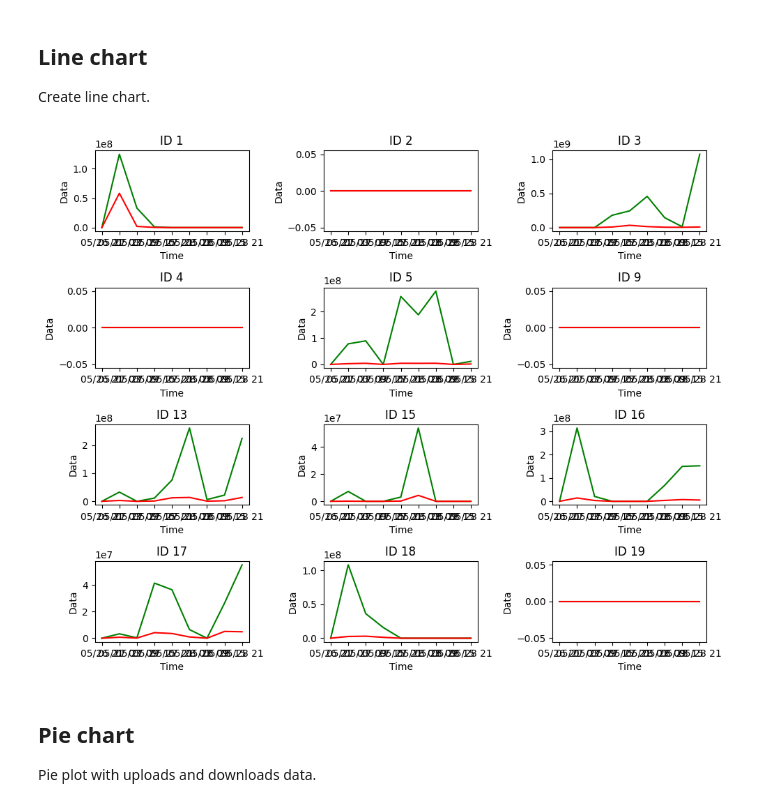
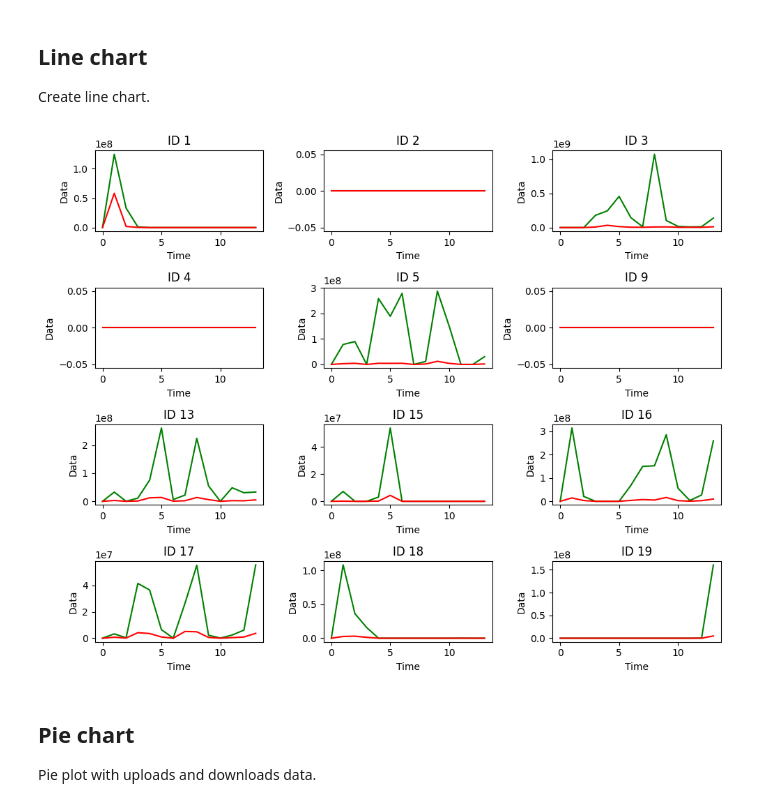
Before and after one commit to BlackIQ/vpn_analytics_notebooks, a Jupyter notebook: user.ipynb, the cells around one changed output. Saved outputs shown, nothing was run; the diff lists cells and outputs as text; code cells hidden in the pictures.

```diff
--- a/user.ipynb
+++ b/user.ipynb
@@ -83,33 +83,34 @@ Create line chart.
 # %%
 total_items = len(categorized_data)
 num_rows = int(total_items ** 0.5) + 1
 num_cols = int(total_items ** 0.5) if total_items % int(total_items ** 0.5) == 0 else int(total_items ** 0.5) + 1
 
 fig, axes = plt.subplots(num_rows, num_cols, figsize=(10, 8))
 
 for i, category in enumerate(categorized_data):
     ax = axes[i // num_cols, i % num_cols]
 
     docs = category['docs']
 
     df = pd.DataFrame(docs)
 
     df['upload'] = df['upload'].diff().fillna(0)
     df['download'] = df['download'].diff().fillna(0)
 
     sequences = [datetime.datetime.fromtimestamp(item).strftime("%m/%d %H") for item in df.sequence]
+    seqs = [x for x, item in enumerate(df.sequence)]
 
-    ax.plot(sequences, df.download, color='green', label='Download')
-    ax.plot(sequences, df.upload, color='red', label='Upload')
+    ax.plot(seqs, df.download, color='green', label='Download')
+    ax.plot(seqs, df.upload, color='red', label='Upload')
 
     ax.set_title(f"ID {category['id']}")
     ax.set_xlabel('Time')
     ax.set_ylabel('Data')
 
 plt.tight_layout()
 plt.show()
 # %% [output]
-[figure, old version]
+[figure, new version]
 # %% [markdown]
 ## Pie chart
 
```
